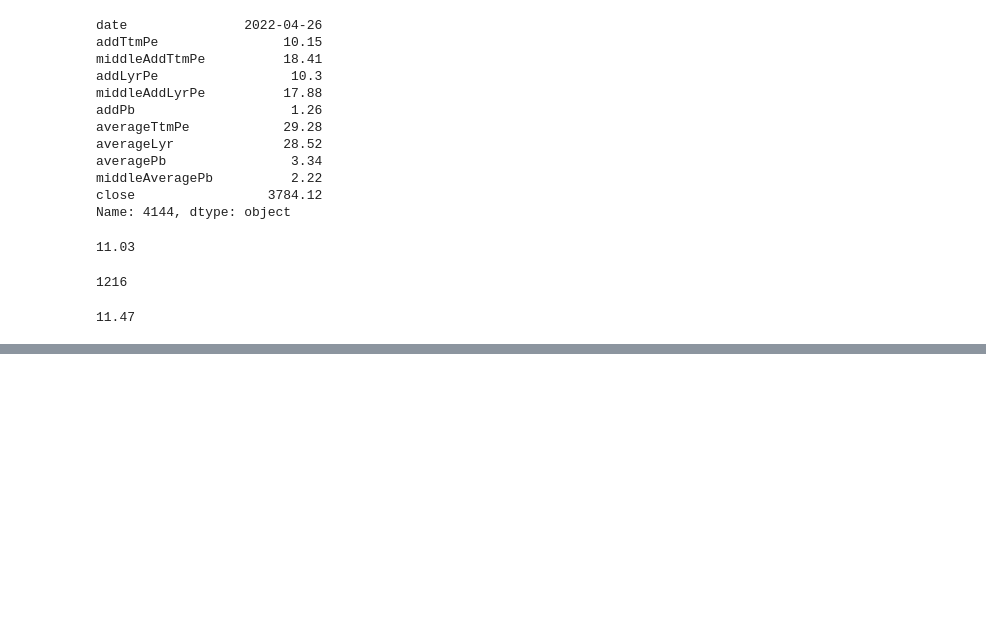
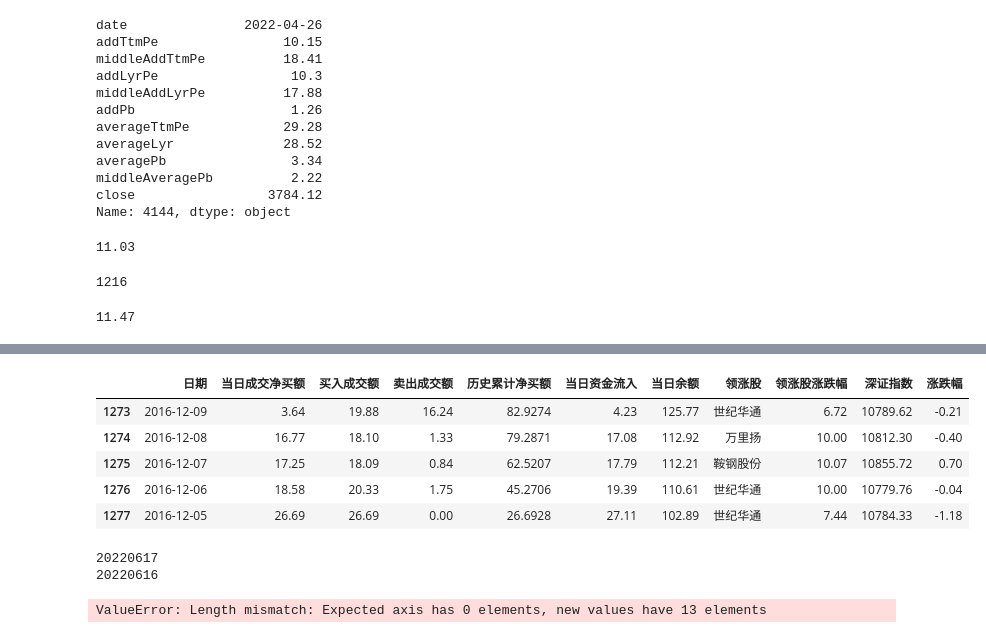
Before and after one commit to reichn/Quantitative_Investment, a Jupyter notebook: akshare/first_20220613.ipynb, the cells around one changed output, grey strips where cells are left out. Saved outputs shown, nothing was run; the diff lists cells and outputs as text; code cells hidden in the pictures; blank space fills up the shorter version.

```diff
--- a/akshare/first_20220613.ipynb
+++ b/akshare/first_20220613.ipynb
@@ -75,0 +213,9 @@ np.percentile(arr["addTtmPe"], 20)
+# %%
+stock_hsgt_hist_em_df2.tail()
+# %% [output]
+|  | 日期 | 当日成交净买额 | 买入成交额 | 卖出成交额 | 历史累计净买额 | 当日资金流入 | 当日余额 | 领涨股 | 领涨股涨跌幅 | 深证指数 | 涨跌幅 |
+| 1273 | 2016-12-09 | 3.64 | 19.88 | 16.24 | 82.9274 | 4.23 | 125.77 | 世纪华通 | 6.72 | 10789.62 | -0.21 |
+| 1274 | 2016-12-08 | 16.77 | 18.10 | 1.33 | 79.2871 | 17.08 | 112.92 | 万里扬 | 10.00 | 10812.30 | -0.40 |
+| 1275 | 2016-12-07 | 17.25 | 18.09 | 0.84 | 62.5207 | 17.79 | 112.21 | 鞍钢股份 | 10.07 | 10855.72 | 0.70 |
+| 1276 | 2016-12-06 | 18.58 | 20.33 | 1.75 | 45.2706 | 19.39 | 110.61 | 世纪华通 | 10.00 | 10779.76 | -0.04 |
+| 1277 | 2016-12-05 | 26.69 | 26.69 | 0.00 | 26.6928 | 27.11 | 102.89 | 世纪华通 | 7.44 | 10784.33 | -1.18 |
@@ -75,0 +227,8 @@ np.percentile(arr["addTtmPe"], 20)
+# %%
+today = t.strftime('%Y%m%d')
+yestoday = y.strftime('%Y%m%d')
+print(today)
+print(yestoday)
+# %% [output]
+20220617
+20220616
@@ -75,0 +237,12 @@ np.percentile(arr["addTtmPe"], 20)
+# %%
+stock_margin_sse_df = ak.stock_margin_sse(start_date=today, end_date=today)
+
+stock_sse_summary_df = ak.stock_sse_summary()
+stock_szse_summary_df = ak.stock_szse_summary(date=today)
+
+
+
+print(stock_sse_summary_df)
+print(stock_szse_summary_df)
+# %% [output]
+ValueError: Length mismatch: Expected axis has 0 elements, new values have 13 elements
```
Also changed, not shown: parts of 13 cells of this notebook, 1 other file.
